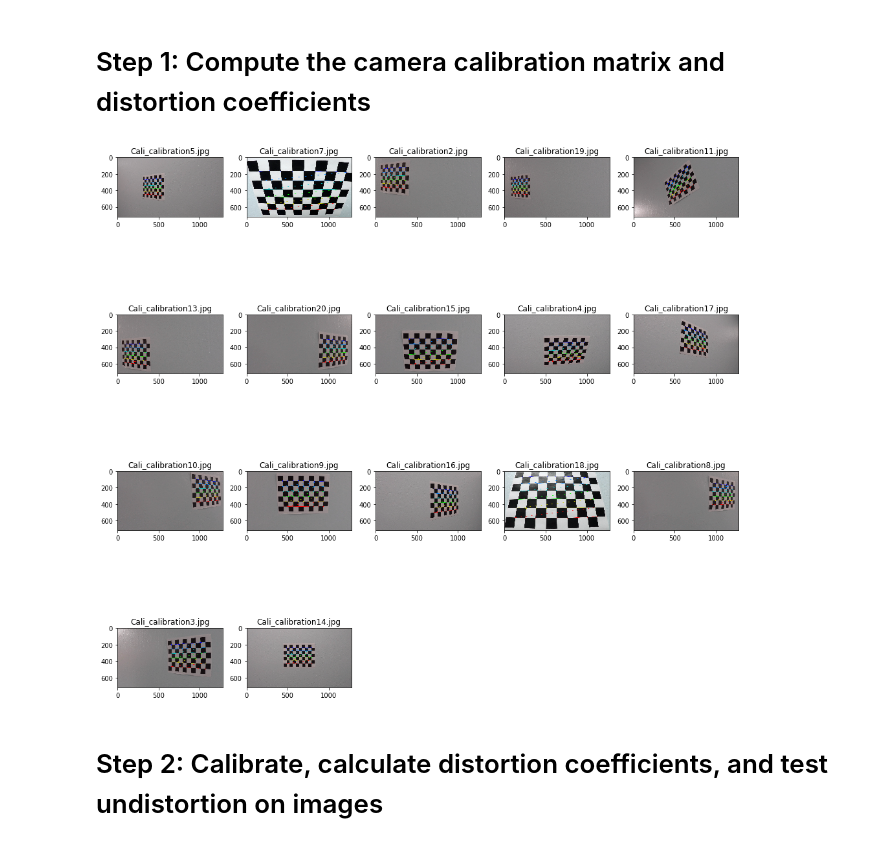
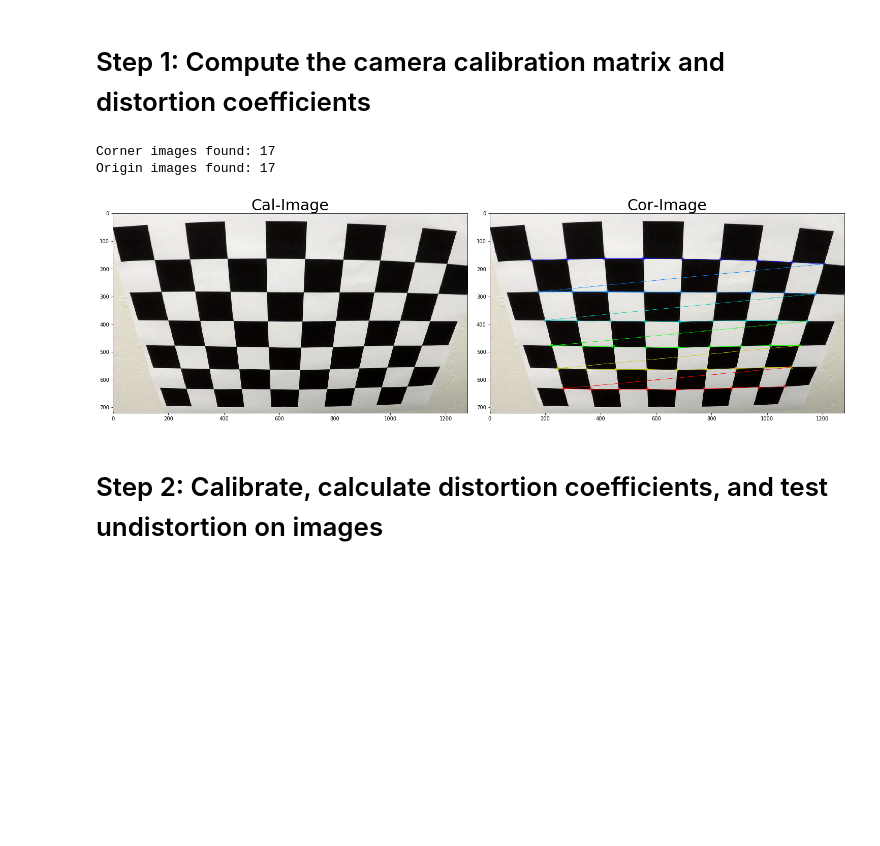
Before and after one commit to aliasaswad/CarND-Advanced-Lane-Lines-P2, a Jupyter notebook: P2.ipynb, the cells around one changed output. Saved outputs shown, nothing was run; the diff lists cells and outputs as text; code cells hidden in the pictures; blank space fills up the shorter version.

Commit message:
show img and get coff

```diff
--- a/P2.ipynb
+++ b/P2.ipynb
@@ -100,10 +100,11 @@ import os
 path = "camera_cal/"
 imgs_names = os.listdir(path)
 imgs_names_path = list(map(lambda name: path + name, imgs_names))
-print(len(imgs_names))
-print(imgs_names)
-all_images = [read_image(path + name) for name in imgs_names]
-original_imgs = np.copy(all_images)
-# len(imgs_names_path)
+calibrat_images = [read_image(path + name) for name in imgs_names]
+# original_imgs = np.copy(all_images)
+
+# calibrat_images = list(map(lambda image_name: (image_name, cv2.imread(image_name)), glob.glob('./camera_cal/c*.jpg')))
+
+print(len(calibrat_images))
 # %% [output]
 20
@@ -129,13 +133,31 @@ show_images(original_imgs, imgs_names, cols=5)
 # %% [markdown]
 # Step 1: Compute the camera calibration matrix and distortion coefficients
 # %%
+objpoints = []
+imgpoints = []
+corners_imgs = []
+original_imgs = []
+
+# print(len(cal_images))
 # prepare object points, like (0,0,0), (1,0,0), (2,0,0) ....,(6,5,0)
 objp = np.zeros((6*9,3), np.float32)
 objp[:,:2] = np.mgrid[0:9,0:6].T.reshape(-1,2) #that will shape coordinate back to two colomns x and y
 
-cal_imgs, objpoints, imgpoints = get_cal_imgs(imgs_names_path, objp)
-show_images(cal_imgs, imgs_names, pref="Cali_")
+corners_imgs, objpoints, imgpoints = get_corners_imgs(calibrat_images, objp)
+# show_images(cal_imgs, imgs_names, pref="Cali_")
+# Visualize undistortion
+# print('Image with cr found: {}'.format(len(outimages)))
+print('Corner images found: {}'.format(len(corners_imgs)))
+print('Origin images found: {}'.format(len(original_imgs)))
+indx =1
+fig, (ax_1, ax_2) = plt.subplots(1, 2, figsize=(20,10))
+fig.tight_layout()
+ax_1.imshow(original_imgs[indx]), ax_1.set_title('Cal-Image', fontsize=30)
+ax_2.imshow(corners_imgs [indx]), ax_2.set_title('Cor-Image', fontsize=30)
+plt.subplots_adjust(left=0., right=1, top=0.9, bottom=0.)
 # %% [output]
+Corner images found: 17
+Origin images found: 17
-[figure, old version]
+[figure, new version]
 # %% [markdown]
 # Step 2: Calibrate, calculate distortion coefficients, and test undistortion on images
```
Also changed, not shown: parts of 6 cells of this notebook.
